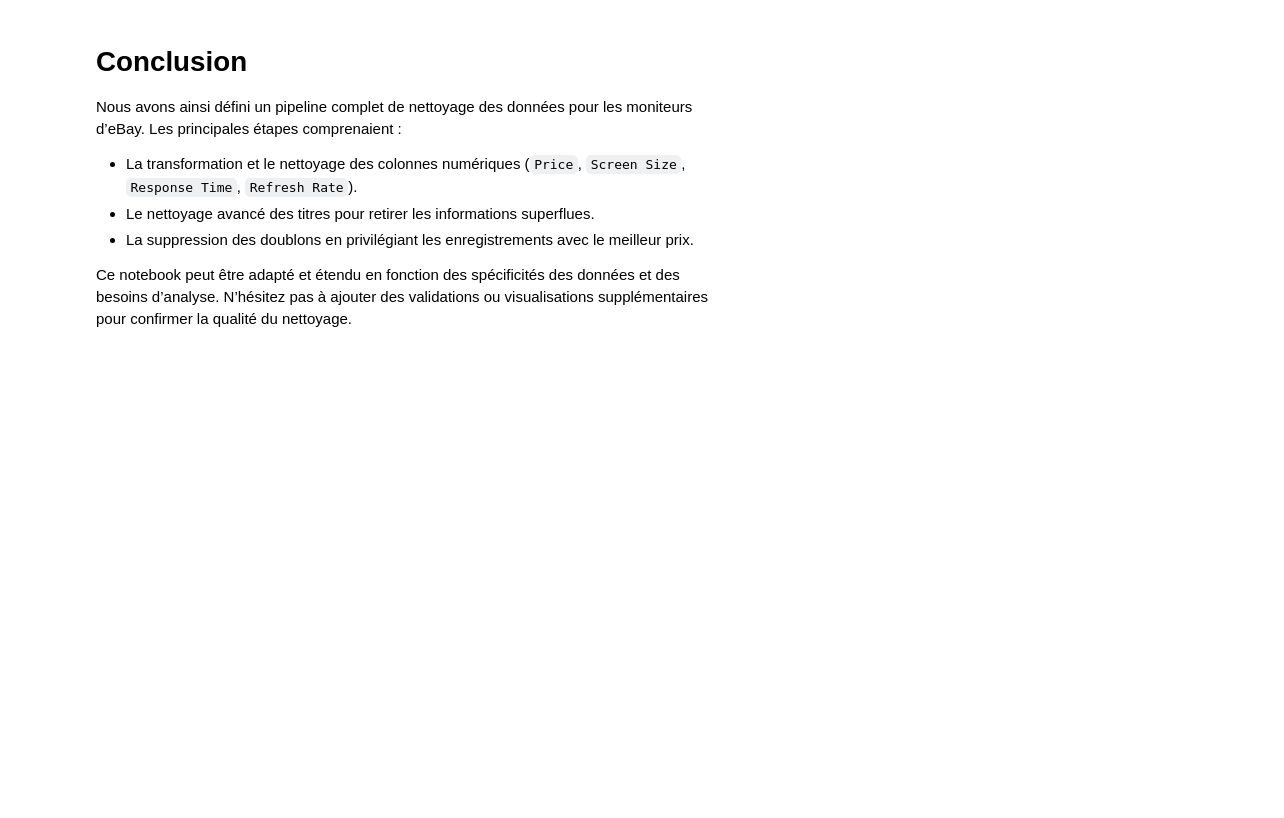
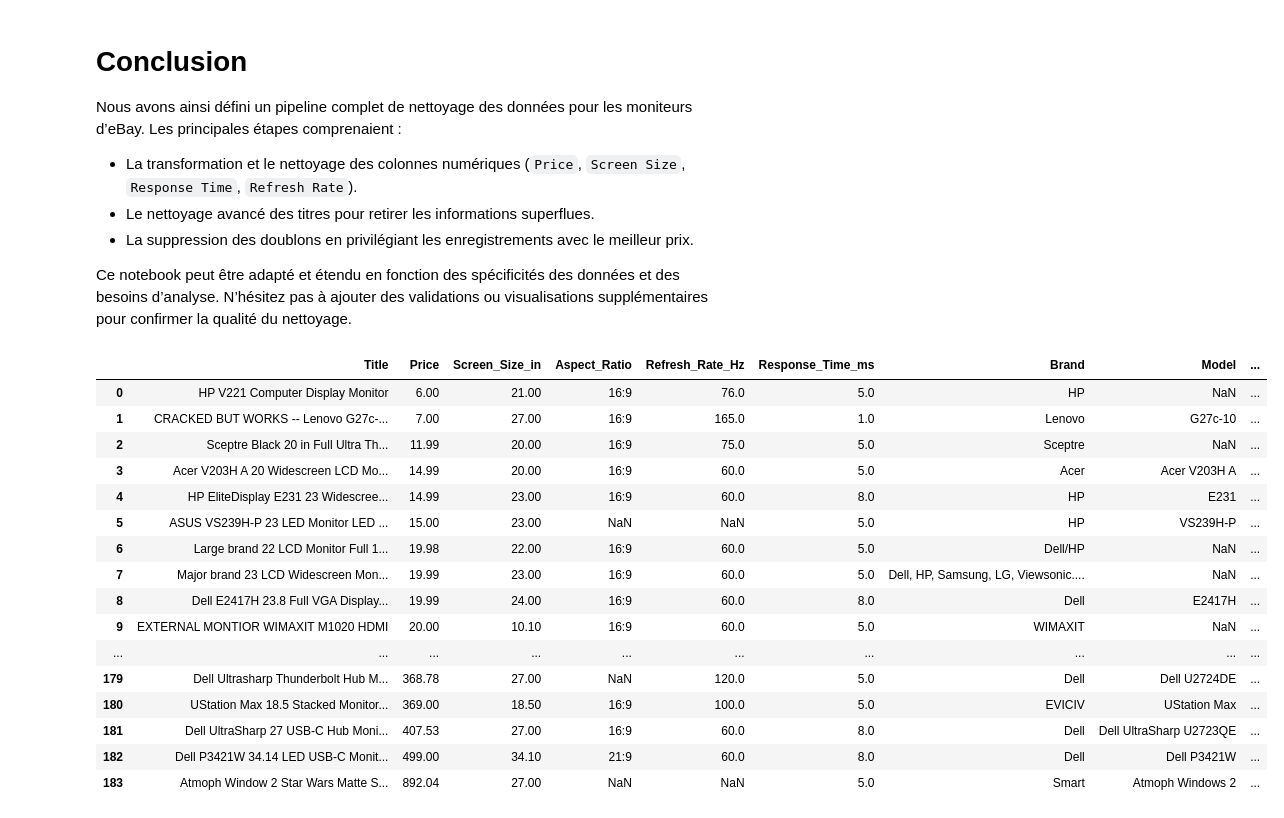
Before and after one commit to idoufkirkamal/ecommerce_scraper, a Jupyter notebook: notebooks/nettoyage/monitor.ipynb, the cells around one changed output. Saved outputs shown, nothing was run; the diff lists cells and outputs as text; code cells hidden in the pictures; blank space fills up the shorter version.

```diff
--- a/notebooks/nettoyage/monitor.ipynb
+++ b/notebooks/nettoyage/monitor.ipynb
@@ -241,3 +241,35 @@ Les principales étapes comprenaient :
 
 Ce notebook peut être adapté et étendu en fonction des spécificités des données et des besoins d’analyse.
 N’hésitez pas à ajouter des validations ou visualisations supplémentaires pour confirmer la qualité du nettoyage.
+# %%
+import pandas as pd
+from pathlib import Path
+
+# Définir le chemin vers le fichier CSV nettoyé
+csv_file_path = Path(r'C:\Users\AdMin\Desktop\ecommerce_scraper\data\cleaned\ebay\monitors\cleaned_monitors_2025_01_30_scrape1.csv')
+
+df_cleaned = pd.read_csv(csv_file_path)
+
+# Set the option to display all rows
+pd.set_option('display.max_rows', None)
+
+# Display all rows of the DataFrame
+df_cleaned
+# %% [output]
+|  | Title | Price | Screen_Size_in | Aspect_Ratio | Refresh_Rate_Hz | Response_Time_ms | Brand | Model | ... |
+| 0 | HP V221 Computer Display Monitor | 6.00 | 21.00 | 16:9 | 76.0 | 5.0 | HP | NaN | ... |
+| 1 | CRACKED BUT WORKS -- Lenovo G27c-... | 7.00 | 27.00 | 16:9 | 165.0 | 1.0 | Lenovo | G27c-10 | ... |
+| 2 | Sceptre Black 20 in Full Ultra Th... | 11.99 | 20.00 | 16:9 | 75.0 | 5.0 | Sceptre | NaN | ... |
+| 3 | Acer V203H A 20 Widescreen LCD Mo... | 14.99 | 20.00 | 16:9 | 60.0 | 5.0 | Acer | Acer V203H A | ... |
+| 4 | HP EliteDisplay E231 23 Widescree... | 14.99 | 23.00 | 16:9 | 60.0 | 8.0 | HP | E231 | ... |
+| 5 | ASUS VS239H-P 23 LED Monitor LED ... | 15.00 | 23.00 | NaN | NaN | 5.0 | HP | VS239H-P | ... |
+| 6 | Large brand 22 LCD Monitor Full 1... | 19.98 | 22.00 | 16:9 | 60.0 | 5.0 | Dell/HP | NaN | ... |
+| 7 | Major brand 23 LCD Widescreen Mon... | 19.99 | 23.00 | 16:9 | 60.0 | 5.0 | Dell, HP, Samsung, LG, Viewsonic.... | NaN | ... |
+| 8 | Dell E2417H 23.8 Full VGA Display... | 19.99 | 24.00 | 16:9 | 60.0 | 8.0 | Dell | E2417H | ... |
+| 9 | EXTERNAL MONTIOR WIMAXIT M1020 HDMI | 20.00 | 10.10 | 16:9 | 60.0 | 5.0 | WIMAXIT | NaN | ... |
+| ... | ... | ... | ... | ... | ... | ... | ... | ... | ... |
+| 179 | Dell Ultrasharp Thunderbolt Hub M... | 368.78 | 27.00 | NaN | 120.0 | 5.0 | Dell | Dell U2724DE | ... |
+| 180 | UStation Max 18.5 Stacked Monitor... | 369.00 | 18.50 | 16:9 | 100.0 | 5.0 | EVICIV | UStation Max | ... |
+| 181 | Dell UltraSharp 27 USB-C Hub Moni... | 407.53 | 27.00 | 16:9 | 60.0 | 8.0 | Dell | Dell UltraSharp U2723QE | ... |
+| 182 | Dell P3421W 34.14 LED USB-C Monit... | 499.00 | 34.10 | 21:9 | 60.0 | 8.0 | Dell | Dell P3421W | ... |
+| 183 | Atmoph Window 2 Star Wars Matte S... | 892.04 | 27.00 | NaN | NaN | 5.0 | Smart | Atmoph Windows 2 | ... |
```
Also changed, not shown: 28 other files.
